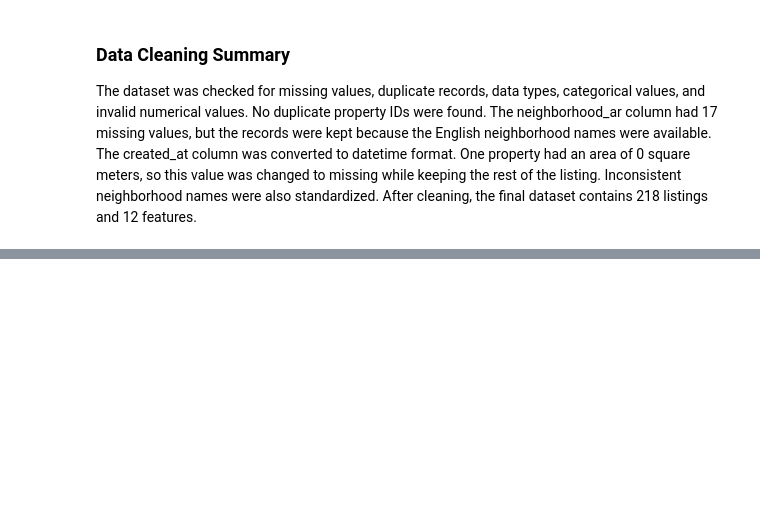
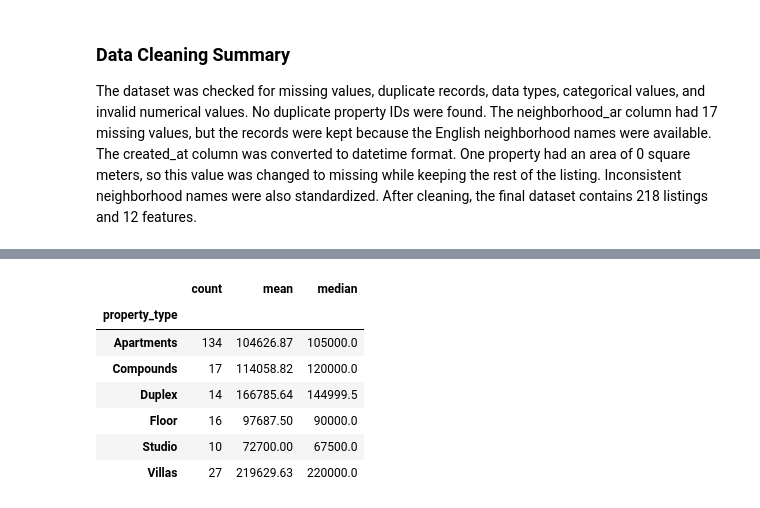
Before and after one commit to 1FATIMAH1/IT362, a Jupyter notebook: Phase2.ipynb, the cells around one changed output, grey strips where cells are left out. Saved outputs shown, nothing was run; the diff lists cells and outputs as text; code cells hidden in the pictures; blank space fills up the shorter version.

```diff
--- a/Phase2.ipynb
+++ b/Phase2.ipynb
@@ -503,0 +513,10 @@ The dataset was checked for missing values, duplicate records, data types, categ
+# %%
+# Load the cleaned dataset
+eda_df = pd.read_csv('cleaned_satel_riyadh_rentals.csv')
+
+# Display the dataset dimensions
+print("Number of rows:", eda_df.shape[0])
+print("Number of columns:", eda_df.shape[1])
+
+# Preview the first five rows
+eda_df.head()
@@ -503,0 +538,17 @@ The dataset was checked for missing values, duplicate records, data types, categ
+# %%
+# Group listings by property type and summarize annual rent
+rent_by_type = eda_df.groupby('property_type')['annual_rent_sar'].agg(
+    ['count', 'mean', 'median']
+).round(2)
+
+# Display the comparison table
+rent_by_type
+# %% [output]
+|  | count | mean | median |
+| property_type |  |  |  |
+| Apartments | 134 | 104626.87 | 105000.0 |
+| Compounds | 17 | 114058.82 | 120000.0 |
+| Duplex | 14 | 166785.64 | 144999.5 |
+| Floor | 16 | 97687.50 | 90000.0 |
+| Studio | 10 | 72700.00 | 67500.0 |
+| Villas | 27 | 219629.63 | 220000.0 |
```
Also changed, not shown: parts of 3 cells of this notebook.
